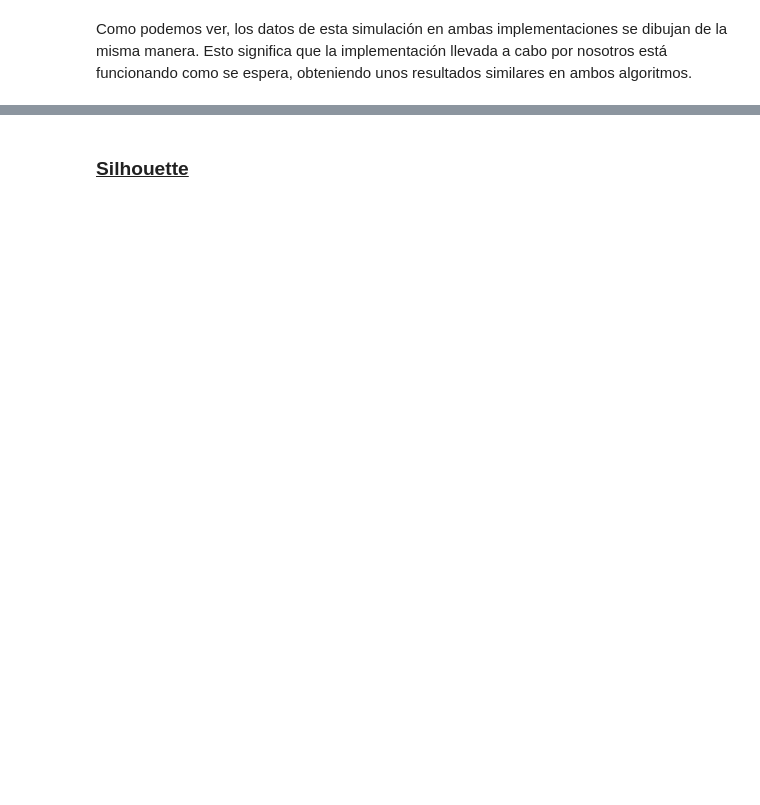
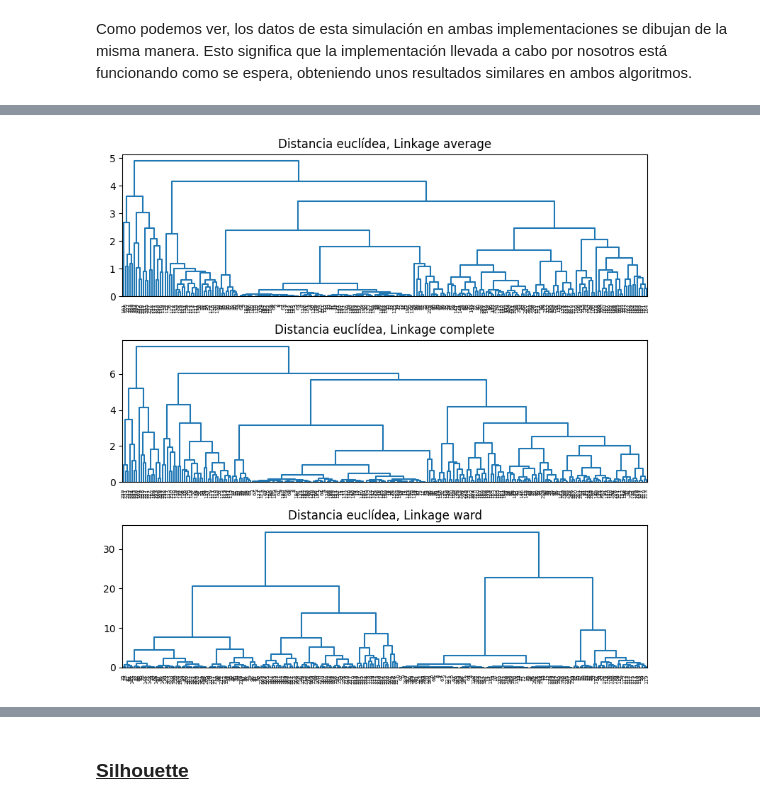
Before and after one commit to celiiaaa/Star_Classification_Clustering, a Jupyter notebook: main.ipynb, the cells around one changed output, grey strips where cells are left out. Saved outputs shown, nothing was run; the diff lists cells and outputs as text; code cells hidden in the pictures; blank space fills up the shorter version.

```diff
--- a/main.ipynb
+++ b/main.ipynb
@@ -297,0 +567,2 @@ X_scaled = scale(X_df)
+# %%
+X_scaled_ord_dataframe = pd.DataFrame(data=X_scaled_ord, columns=X_ord.columns)
@@ -297,0 +596,15 @@ X_scaled = scale(X_df)
+# %%
+# -------------------------------------------------------------------------
+# Dendogramas
+# -------------------------------------------------------------------------
+
+fig, axs = plt.subplots(3, 1, figsize=(8, 8))
+plot_dendrogram(modelo_hclust_average, labels=X_scaled_ord_dataframe.index, color_threshold=0, ax=axs[0])
+axs[0].set_title("Distancia euclídea, Linkage average")
+plot_dendrogram(modelo_hclust_complete, labels=X_scaled_ord_dataframe.index, color_threshold=0, ax=axs[1])
+axs[1].set_title("Distancia euclídea, Linkage complete")
+plot_dendrogram(modelo_hclust_ward, labels=X_scaled_ord_dataframe.index, color_threshold=0, ax=axs[2])
+axs[2].set_title("Distancia euclídea, Linkage ward")
+plt.tight_layout()
+# %% [output]
+[figure, added]
```
Also changed, not shown: parts of 47 cells of this notebook.
